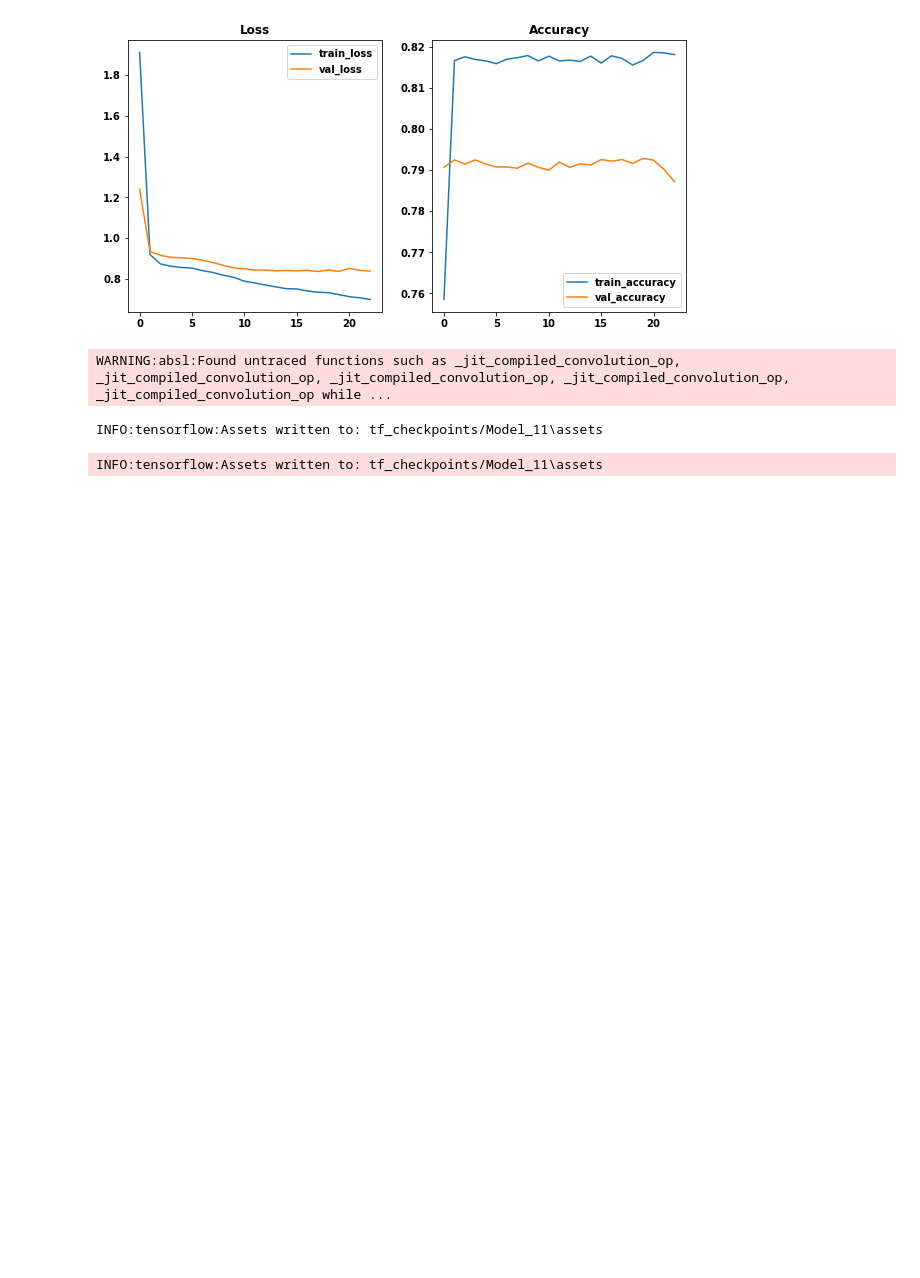
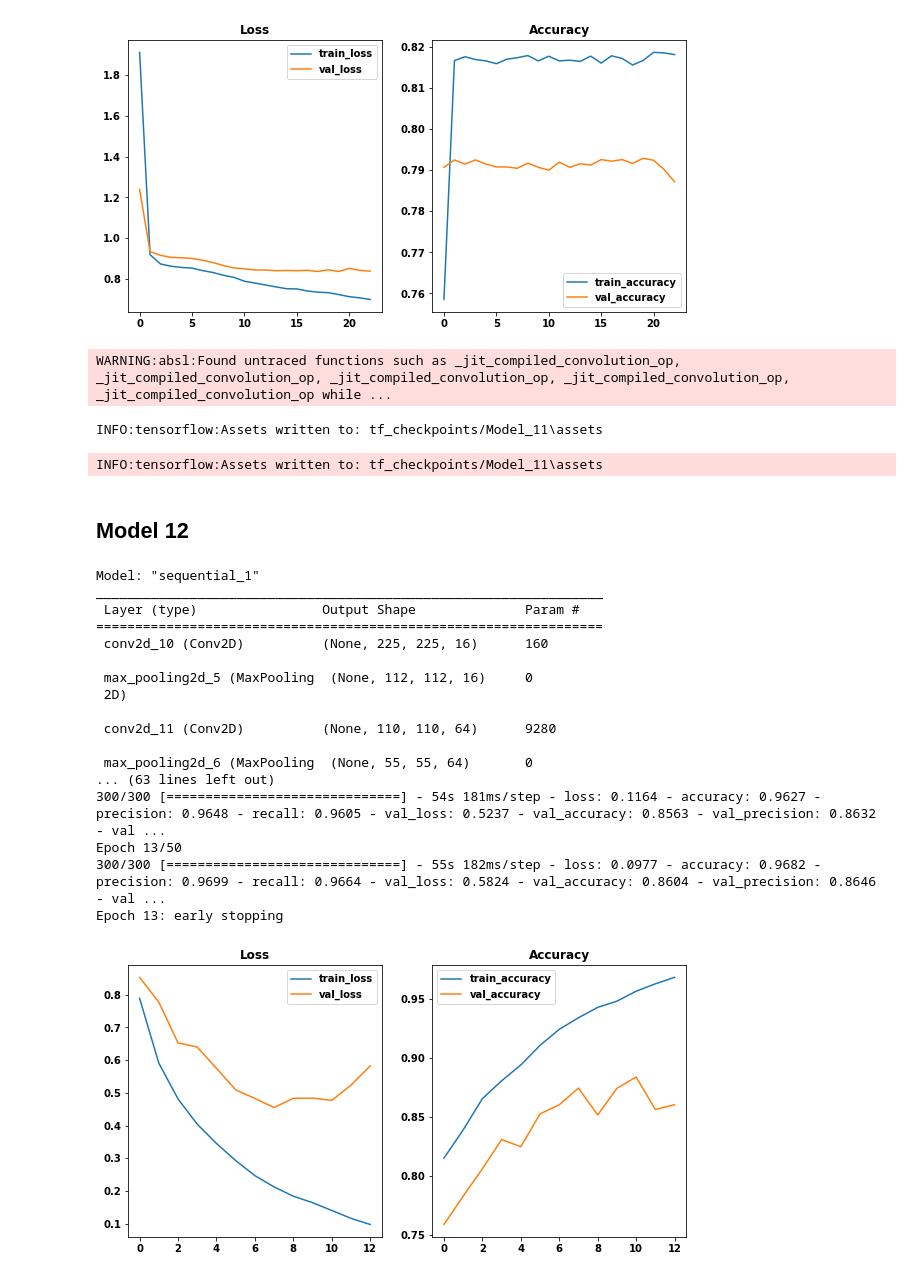
Before and after one commit to ssaeed85/dsc-ph5-MarsTerrainAnomalyDetection, a Jupyter notebook: 02_TensorflowModeling.ipynb, the cells around one changed output. Drawn from its saved outputs; the diff is of its cells as text; code cells hidden in the pictures; blank space fills up the shorter version.

Commit message:
Added a few more models

```diff
--- a/02_TensorflowModeling.ipynb
+++ b/02_TensorflowModeling.ipynb
@@ -1449,3 +1449,75 @@ results.model.save(tf_chkpt_path+'Model_11')
 WARNING:absl:Found untraced functions such as _jit_compiled_convolution_op, _jit_compiled_convolution_op, _jit_compiled_convolution_op, _jit_compiled_convolution_op, _jit_compiled_convolution_op while ...
 INFO:tensorflow:Assets written to: tf_checkpoints/Model_11\assets
 INFO:tensorflow:Assets written to: tf_checkpoints/Model_11\assets
+# %% [markdown]
+## Model 12
+# %%
+model = models.Sequential()
+
+model.add(layers.Conv2D(filters=16,
+                       kernel_size=3,
+                       activation='relu',
+                       input_shape=(227,227,1)))
+model.add(layers.MaxPooling2D(2,2))
+
+model.add(layers.Conv2D(64, 3, activation='relu'))
+model.add(layers.MaxPooling2D(2,2))
+
+model.add(layers.Conv2D(128, 3, activation='relu'))
+model.add(layers.Conv2D(128, 3, activation='relu'))
+model.add(layers.MaxPooling2D(2,2))
+
+model.add(layers.Conv2D(256, 3, activation='relu'))
+model.add(layers.Conv2D(256, 3, activation='relu'))
+model.add(layers.MaxPooling2D(2,2))
+
+model.add(layers.Conv2D(512, 3, activation='relu'))
+model.add(layers.Conv2D(512, 3, activation='relu'))
+model.add(layers.MaxPooling2D(2,2))
+
+
+
+model.add(layers.Flatten())
+model.add(layers.Dense(4096, activation='relu'))
+model.add(layers.Dropout(rate=0.5))
+model.add(layers.Dense(1024, activation='relu'))
+model.add(layers.Dropout(rate=0.5))
+
+model.add(layers.Dense(8, activation='softmax'))
+
+
+model.compile(optimizer=optimizers.Adam(learning_rate=0.0001),
+              loss=losses.CategoricalCrossentropy(),
+              metrics=['accuracy', Precision(), Recall()])
+
+model.summary()
+
+results = model.fit(train_generator,
+                    steps_per_epoch=300,  # Number of training samples to pull per epoch
+                    epochs=50,  # Number of epochs
+                    validation_data=val_generator,
+                    validation_steps=100,  # Number of validation samples to run validation on
+                    verbose=1,
+                    callbacks = [early_stop]
+                    )
+
+display_mode_trainTestGraphs(results)
+# %% [output]
+Model: "sequential_1"
+_________________________________________________________________
+ Layer (type)                Output Shape              Param #
+=================================================================
+ conv2d_10 (Conv2D)          (None, 225, 225, 16)      160
+
+ max_pooling2d_5 (MaxPooling  (None, 112, 112, 16)     0
+ 2D)
+
+ conv2d_11 (Conv2D)          (None, 110, 110, 64)      9280
+
+ max_pooling2d_6 (MaxPooling  (None, 55, 55, 64)       0
+... (63 lines left out)
+300/300 [==============================] - 54s 181ms/step - loss: 0.1164 - accuracy: 0.9627 - precision: 0.9648 - recall: 0.9605 - val_loss: 0.5237 - val_accuracy: 0.8563 - val_precision: 0.8632 - val ...
+Epoch 13/50
+300/300 [==============================] - 55s 182ms/step - loss: 0.0977 - accuracy: 0.9682 - precision: 0.9699 - recall: 0.9664 - val_loss: 0.5824 - val_accuracy: 0.8604 - val_precision: 0.8646 - val ...
+Epoch 13: early stopping
+[figure, added]
```
Also changed, not shown: parts of 11 cells of this notebook.
